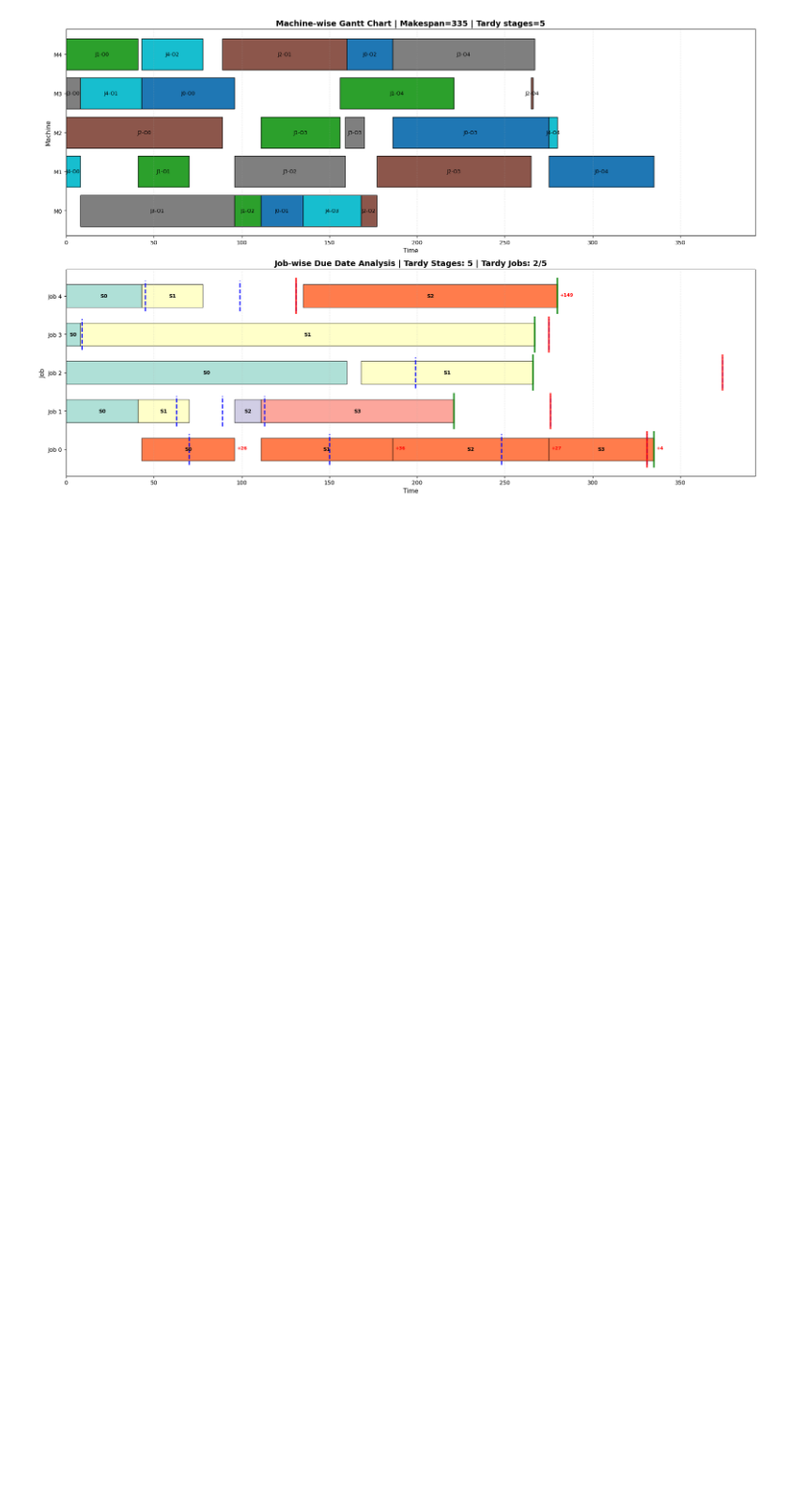
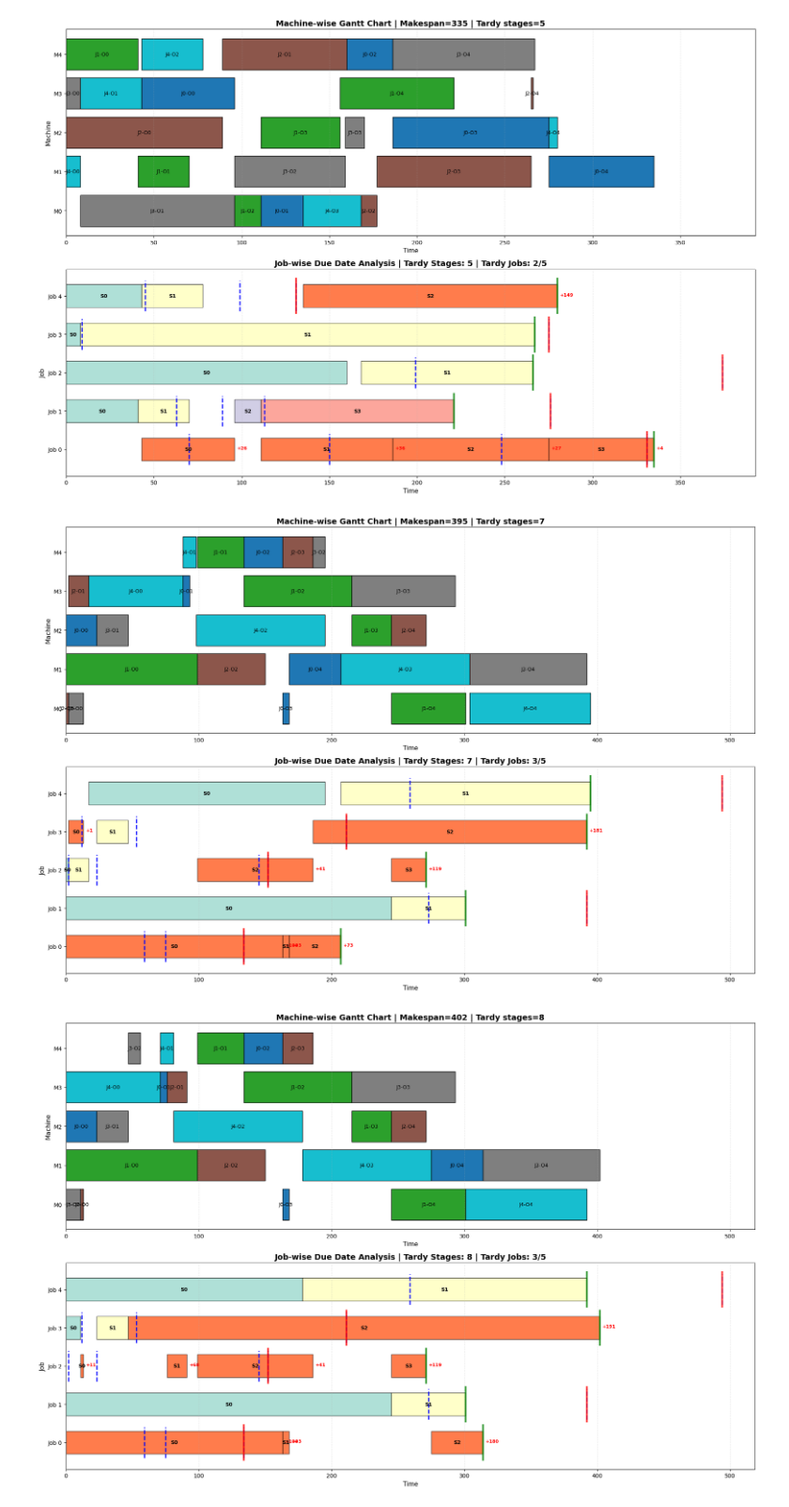
Before and after one commit to linyutsai1113/SelfLabelingJobShop_multiple_objects, a Jupyter notebook: generate_new_instance_and_nsga2_solver.ipynb, the cells around one changed output. Shown at 94% size. Saved outputs shown, nothing was run; the diff lists cells and outputs as text; code cells hidden in the pictures; blank space fills up the shorter version.

```diff
--- a/generate_new_instance_and_nsga2_solver.ipynb
+++ b/generate_new_instance_and_nsga2_solver.ipynb
@@ -1263,3 +1322,9 @@ plot_both_views("training_data/5x5/nsga2_5x5_0001_traindata.jsp")
 # %% [output]
 [figure]
 [figure]
+# %%
+plot_both_views("train_data/5x5/nsga2_5x5_0800_traindata.jsp")
+plot_both_views("output_solutions/5x5/nsga2_5x5_0800_traindata.jsp")
+# %% [output]
+[figure, added]
+[figure, added]
```
Also changed, not shown: parts of 4 cells of this notebook.
